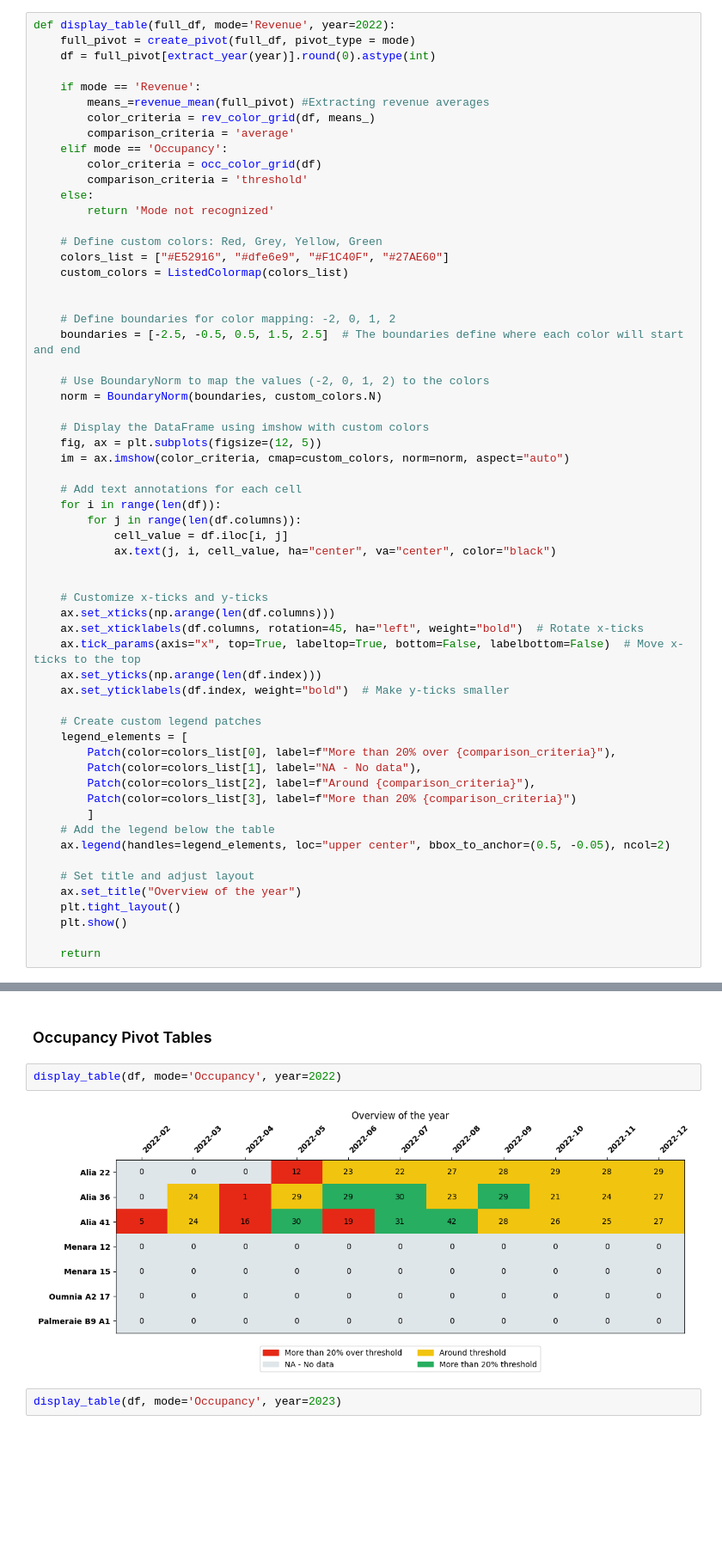
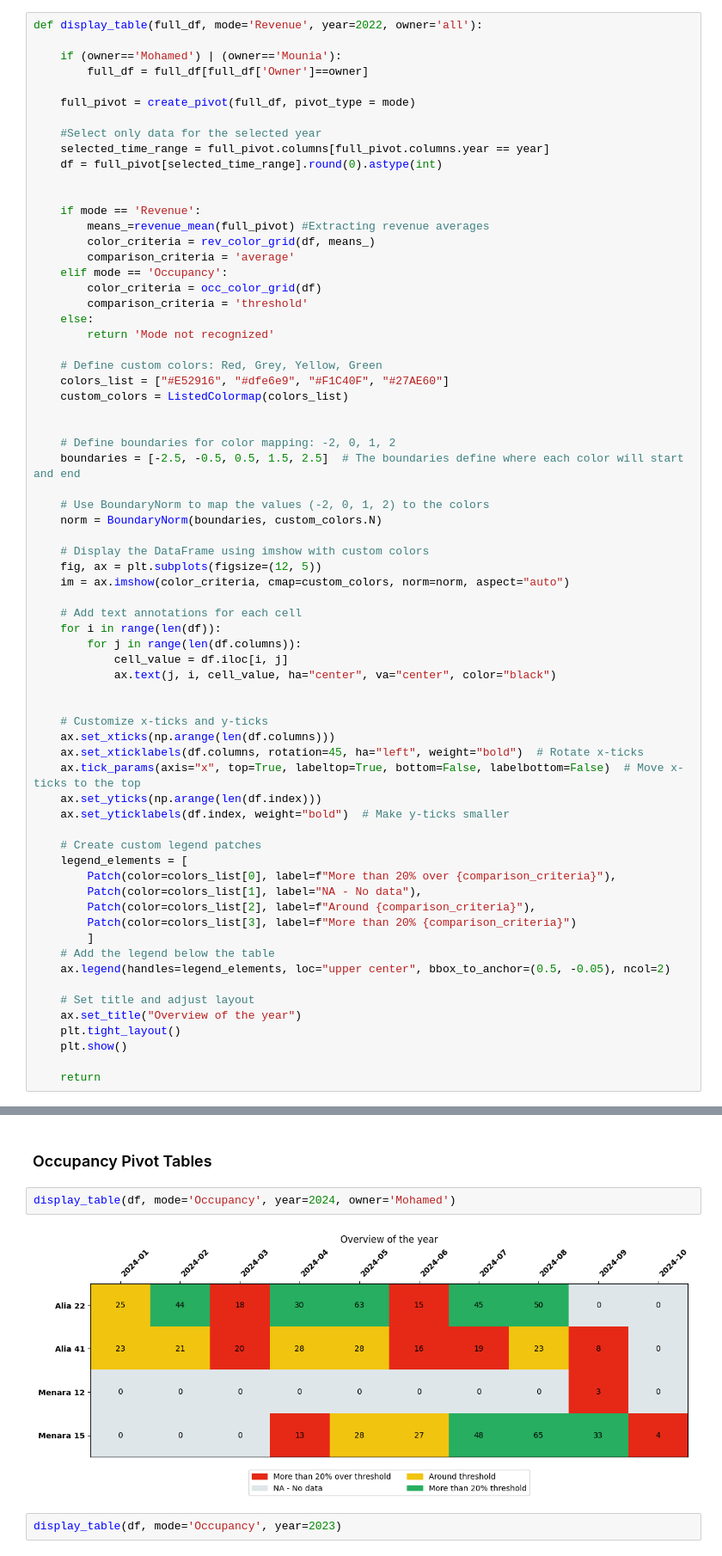
Before and after one commit to Alayadi-94/08-Rentals_Automated_Pipeline, a Jupyter notebook: testings.ipynb, the cells around one changed output, grey strips where cells are left out. Shown at 86% size. Saved outputs shown, nothing was run; the diff lists cells and outputs as text; blank space fills up the shorter version.

```diff
--- a/testings.ipynb
+++ b/testings.ipynb
@@ -288,7 +278,15 @@ def extract_year(year):
 # %%
-def display_table(full_df, mode='Revenue', year=2022):
+def display_table(full_df, mode='Revenue', year=2022, owner='all'):
+
+    if (owner=='Mohamed') | (owner=='Mounia'):
+        full_df = full_df[full_df['Owner']==owner]
+
     full_pivot = create_pivot(full_df, pivot_type = mode)
-    df = full_pivot[extract_year(year)].round(0).astype(int)
+
+    #Select only data for the selected year
+    selected_time_range = full_pivot.columns[full_pivot.columns.year == year]
+    df = full_pivot[selected_time_range].round(0).astype(int)
+
 
     if mode == 'Revenue':
         means_=revenue_mean(full_pivot) #Extracting revenue averages
@@ -362,9 +360,9 @@ display_table(df, mode='Revenue', year=2024)
 # %% [markdown]
 ### Occupancy Pivot Tables
 # %%
-display_table(df, mode='Occupancy', year=2022)
+display_table(df, mode='Occupancy', year=2024, owner='Mohamed')
 # %% [output]
-[figure, old version]
+[figure, new version]
 # %%
 display_table(df, mode='Occupancy', year=2023)
 # %% [output]
```
Also changed, not shown: parts of 15 cells of this notebook, 2 other files.
